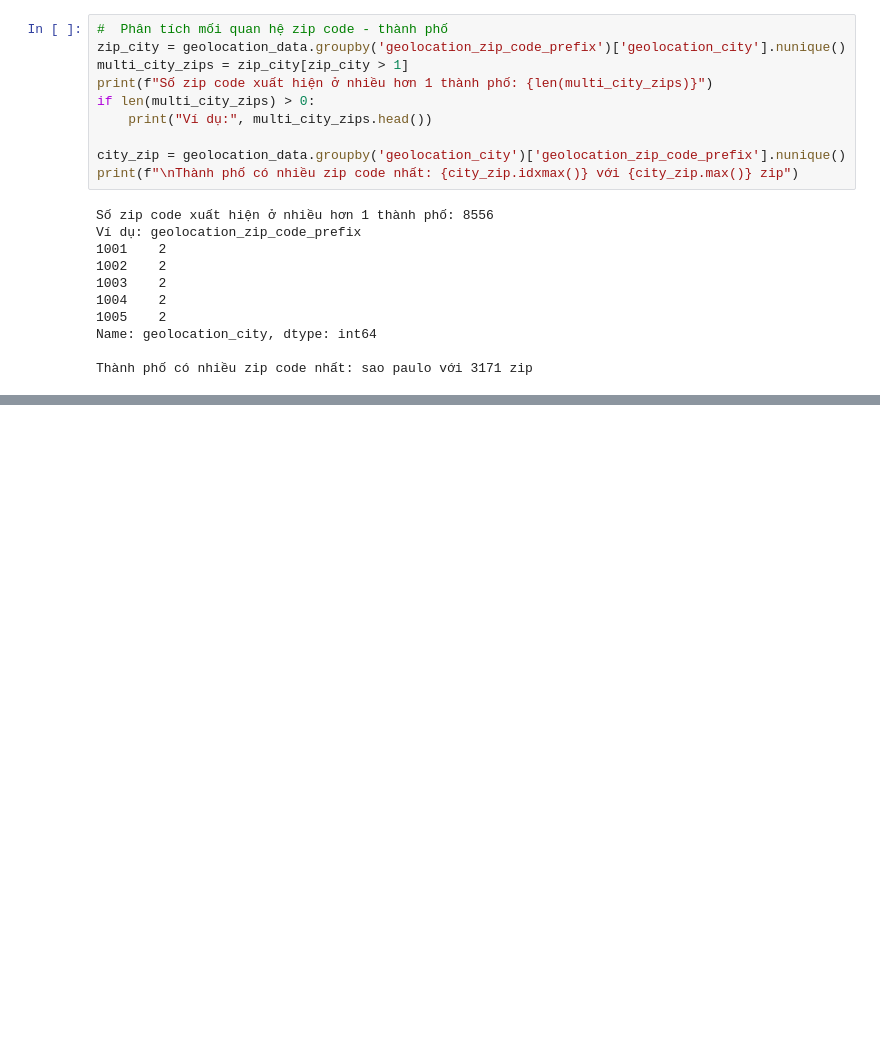
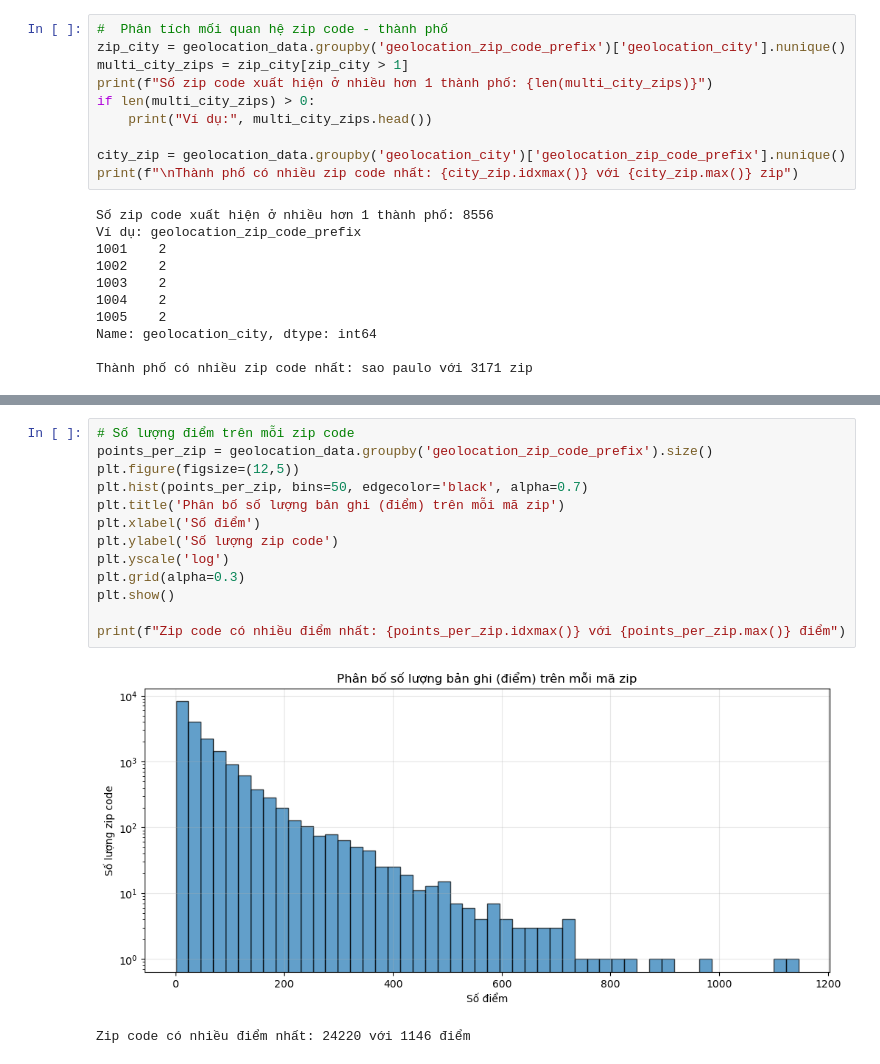
Before and after one commit to zhoang-1/multi-agent-churn-prediction, a Jupyter notebook: notebook/EDA/08_EDA_geolocation.ipynb, the cells around one changed output, grey strips where cells are left out. Drawn from its saved outputs; the diff is of its cells as text; blank space fills up the shorter version.

```diff
--- a/notebook/EDA/08_EDA_geolocation.ipynb
+++ b/notebook/EDA/08_EDA_geolocation.ipynb
@@ -149,0 +204,16 @@ plt.show()
+# %%
+# Số lượng điểm trên mỗi zip code
+points_per_zip = geolocation_data.groupby('geolocation_zip_code_prefix').size()
+plt.figure(figsize=(12,5))
+plt.hist(points_per_zip, bins=50, edgecolor='black', alpha=0.7)
+plt.title('Phân bố số lượng bản ghi (điểm) trên mỗi mã zip')
+plt.xlabel('Số điểm')
+plt.ylabel('Số lượng zip code')
+plt.yscale('log')
+plt.grid(alpha=0.3)
+plt.show()
+
+print(f"Zip code có nhiều điểm nhất: {points_per_zip.idxmax()} với {points_per_zip.max()} điểm")
+# %% [output]
+[figure, added]
+Zip code có nhiều điểm nhất: 24220 với 1146 điểm
```
Also changed, not shown: parts of 8 cells of this notebook, 1 other file.
